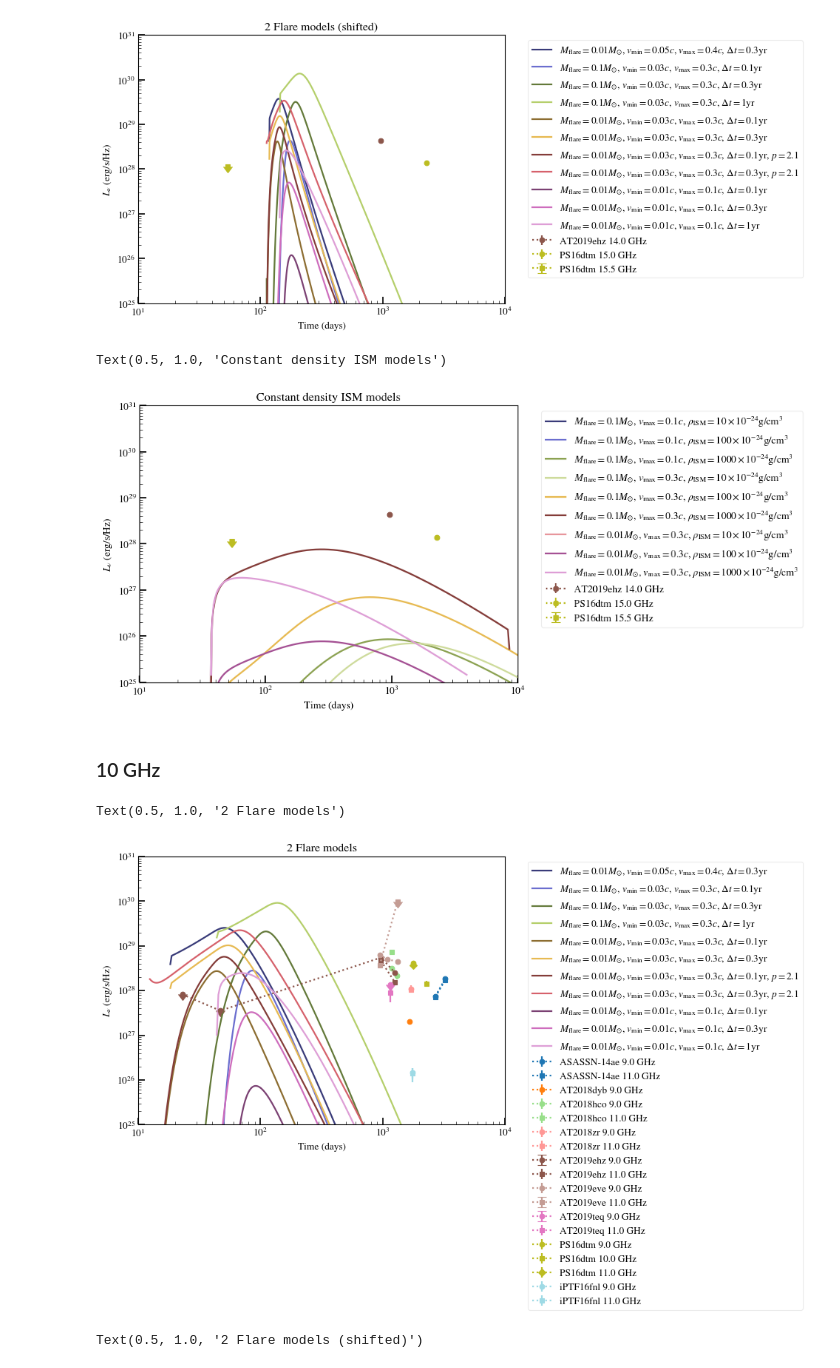
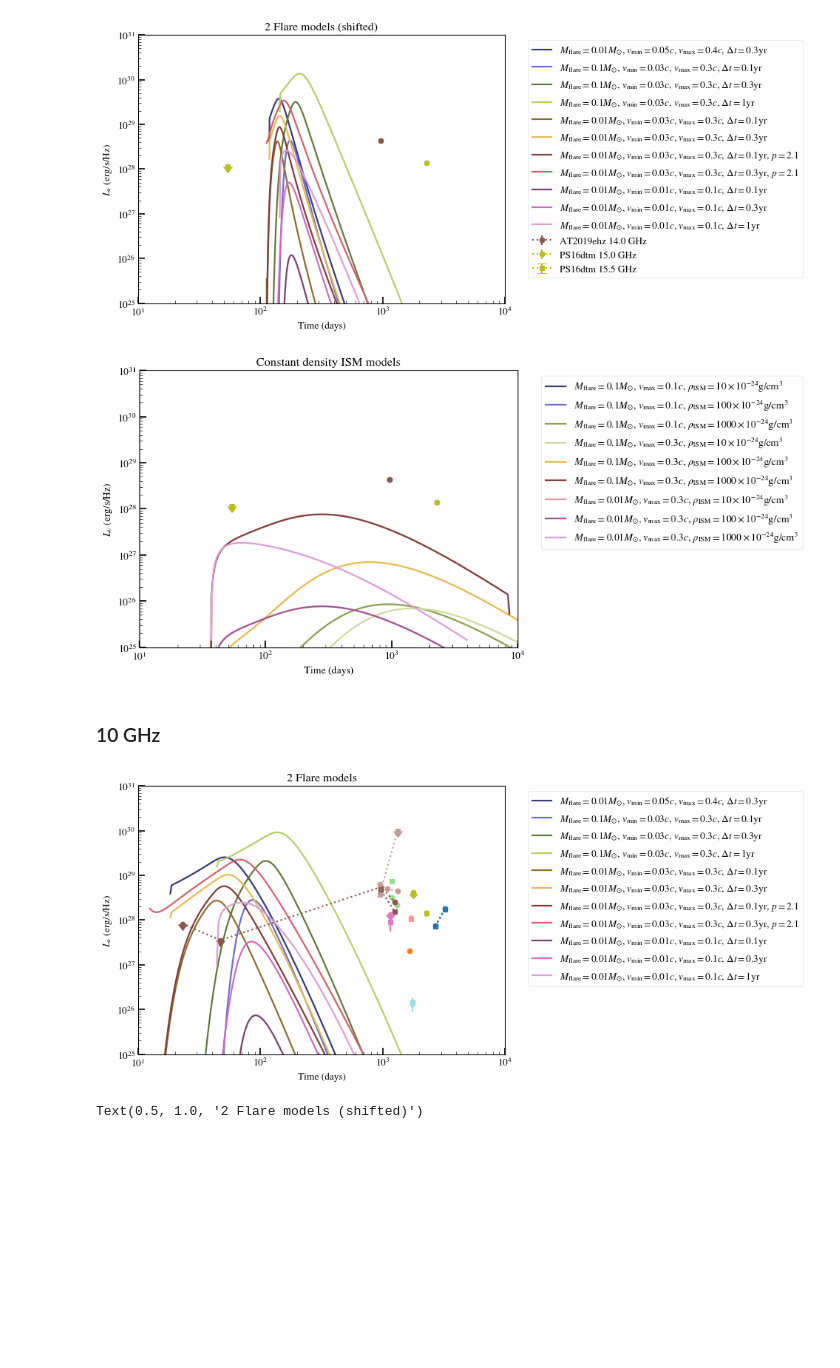
Before and after one commit to samanthacwu/Radio_Forward_Modeling, a Jupyter notebook: compare_to_data.ipynb, the cells around one changed output. Cells and saved outputs as stored; diff of their text form; code cells hidden in the pictures; blank space fills up the shorter version.

```diff
--- a/compare_to_data.ipynb
+++ b/compare_to_data.ipynb
@@ -577,6 +575,7 @@ names_constism_list = [r'$M_{\rm flare} = 0.1M_{\odot}$, $v_{\rm max} = 0.1c$, $
 fig1,ax1 = plt.subplots()
 fig2,ax2 = plt.subplots()
 fig3,ax3 = plt.subplots()
+fig4,ax4 = plt.subplots()
 
 colors_array = plt.cm.tab20b(np.linspace(0, 1, len(datadir_2flares_list)))
 
@@ -588,6 +587,9 @@ for i,datadir in enumerate(datadir_2flares_list):
     flare1_dict['Lnu_3GHz'] = np.load(datadir+'/flare1/'+'Lnu_3.00GHz_sparse_Te_1.0E+04.npz')
     flare2_dict['Lnu_3GHz'] = np.load(datadir+'/flare2/'+'Lnu_3.00GHz_sparse_Te_1.0E+04.npz')
 
+    flare1_dict['Lnu_6GHz'] = np.load(datadir+'/flare1/'+'Lnu_6.00GHz_sparse_Te_1.0E+04.npz')
+    flare2_dict['Lnu_6GHz'] = np.load(datadir+'/flare2/'+'Lnu_6.00GHz_sparse_Te_1.0E+04.npz')
+
     flare1_dict['Lnu_10GHz'] = np.load(datadir+'/flare1/'+'Lnu_10.00GHz_sparse_Te_1.0E+04.npz')
     flare2_dict['Lnu_10GHz'] = np.load(datadir+'/flare2/'+'Lnu_10.00GHz_sparse_Te_1.0E+04.npz')
 
@@ -597,8 +599,8 @@ for i,datadir in enumerate(datadir_2flares_list):
     ax1.plot(flare1_dict['Lnu_3GHz']['times_yr']*365.25,(flare1_dict['Lnu_3GHz']['Lnu_abs_atfreq']+flare2_dict['Lnu_3GHz']['Lnu_abs_atfreq']),color=colors_array[i],label=names_2flares_list[i])
     ax2.plot(flare1_dict['Lnu_10GHz']['times_yr']*365.25,(flare1_dict['Lnu_10GHz']['Lnu_abs_atfreq']+flare2_dict['Lnu_10GHz']['Lnu_abs_atfreq']),color=colors_array[i],label=names_2flares_list[i])
     ax3.plot(flare1_dict['Lnu_15GHz']['times_yr']*365.25,(flare1_dict['Lnu_15GHz']['Lnu_abs_atfreq']+flare2_dict['Lnu_15GHz']['Lnu_abs_atfreq']),color=colors_array[i],label=names_2flares_list[i])
-
-for ax in [ax1,ax2,ax3]:
+    ax4.plot(flare1_dict['Lnu_6GHz']['times_yr']*365.25,(flare1_dict['Lnu_6GHz']['Lnu_abs_atfreq']+flare2_dict['Lnu_6GHz']['Lnu_abs_atfreq']),color=colors_array[i],label=names_2flares_list[i])
+for ax in [ax1,ax2,ax3,ax4]:
     ax.set_xscale('log')
     ax.set_yscale('log')
     ax.set_xlabel('Time [days]')
@@ -609,4 +611,5 @@ for ax in [ax1,ax2,ax3]:
 ax1.set_title('3 GHz')
 ax2.set_title('10 GHz')
 ax3.set_title('15 GHz')
+ax4.set_title('6 GHz')
 # %% [output]
@@ -618,7 +622,7 @@ Text(0.5, 1.0, '15 GHz')
 fig1,ax1 = plt.subplots()
 fig2,ax2 = plt.subplots()
 fig3,ax3 = plt.subplots()
-
+fig4,ax4 = plt.subplots()
 colors_array = plt.cm.tab20b(np.linspace(0, 1, len(datadir_constism_list)))
 
 for i,datadir in enumerate(datadir_constism_list):
@@ -627,6 +631,8 @@ for i,datadir in enumerate(datadir_constism_list):
 
     flare2_dict['Lnu_3GHz'] = np.load(datadir+'/flare2/'+'Lnu_3.00GHz_sparse_Te_1.0E+04.npz')
 
+    flare2_dict['Lnu_6GHz'] = np.load(datadir+'/flare2/'+'Lnu_6.00GHz_sparse_Te_1.0E+04.npz')
+
     flare2_dict['Lnu_10GHz'] = np.load(datadir+'/flare2/'+'Lnu_10.00GHz_sparse_Te_1.0E+04.npz')
 
     flare2_dict['Lnu_15GHz'] = np.load(datadir+'/flare2/'+'Lnu_15.00GHz_sparse_Te_1.0E+04.npz')
@@ -634,8 +640,8 @@ for i,datadir in enumerate(datadir_constism_list):
     ax1.plot(flare2_dict['Lnu_3GHz']['times_yr']*365.25,(flare2_dict['Lnu_3GHz']['Lnu_abs_atfreq']),color=colors_array[i],label=names_constism_list[i])
     ax2.plot(flare2_dict['Lnu_10GHz']['times_yr']*365.25,(flare2_dict['Lnu_10GHz']['Lnu_abs_atfreq']),color=colors_array[i],label=names_constism_list[i])
     ax3.plot(flare2_dict['Lnu_15GHz']['times_yr']*365.25,(flare2_dict['Lnu_15GHz']['Lnu_abs_atfreq']),color=colors_array[i],label=names_constism_list[i])
-
-for ax in [ax1,ax2,ax3]:
+    ax4.plot(flare2_dict['Lnu_6GHz']['times_yr']*365.25,(flare2_dict['Lnu_6GHz']['Lnu_abs_atfreq']),color=colors_array[i],label=names_constism_list[i])
+for ax in [ax1,ax2,ax3,ax4]:
     ax.set_xscale('log')
     ax.set_yscale('log')
     ax.set_xlabel('Time [days]')
@@ -646,4 +652,5 @@ for ax in [ax1,ax2,ax3]:
 ax1.set_title('3 GHz')
 ax2.set_title('10 GHz')
 ax3.set_title('15 GHz')
+ax4.set_title('6 GHz')
 # %% [output]
@@ -687,7 +695,7 @@ for event,color in zip(dict_events.keys(), colors_array):
         marker_num+=1
 
 
-
+handles_list = []
 colors_array = plt.cm.tab20b(np.linspace(0, 1, len(datadir_2flares_list)))
 
 for i,datadir in enumerate(datadir_2flares_list):
@@ -704,14 +712,15 @@ for i,datadir in enumerate(datadir_2flares_list):
     flare1_dict['Lnu_15GHz'] = np.load(datadir+'/flare1/'+'Lnu_15.00GHz_sparse_Te_1.0E+04.npz')
     flare2_dict['Lnu_15GHz'] = np.load(datadir+'/flare2/'+'Lnu_15.00GHz_sparse_Te_1.0E+04.npz')
 
-    ax.plot(flare1_dict['Lnu_15GHz']['times_yr']*365.25,(flare1_dict['Lnu_15GHz']['Lnu_abs_atfreq']+flare2_dict['Lnu_15GHz']['Lnu_abs_atfreq']),color=colors_array[i],label=names_2flares_list[i])
-
+    l, = ax.plot(flare1_dict['Lnu_15GHz']['times_yr']*365.25,(flare1_dict['Lnu_15GHz']['Lnu_abs_atfreq']+flare2_dict['Lnu_15GHz']['Lnu_abs_atfreq']),color=colors_array[i],label=names_2flares_list[i])
+    handles_list.append(l)
+plt.legend(handles=handles_list,bbox_to_anchor=(1.05, 1), loc='upper left')
 ax.set_xscale('log')
 ax.set_yscale('log')
 ax.set_xlim(10,1e4)
 ax.set_ylim(1e25,1e31)
 ax.set_xlabel('Time (days)')
 ax.set_ylabel(r'$L_{\nu}$ (erg/s/Hz)')
-plt.legend(bbox_to_anchor=(1.05, 1), loc='upper left')
 plt.title('2 Flare models')
+plt.savefig('plots/Lnu_15GHz_2flares_comparison.pdf',bbox_inches='tight')
 # %% [output]
@@ -804,7 +812,7 @@ for event,color in zip(dict_events.keys(), colors_array):
                     ms=6, color=color, label=f'{event} {freq} GHz',linestyle=':')
         marker_num+=1
 
-
+handles_list=[]
 colors_array = plt.cm.tab20b(np.linspace(0, 1, len(datadir_constism_list)))
 
 for i,datadir in enumerate(datadir_constism_list):
@@ -817,7 +825,9 @@ for i,datadir in enumerate(datadir_constism_list):
 
     flare2_dict['Lnu_15GHz'] = np.load(datadir+'/flare2/'+'Lnu_15.00GHz_sparse_Te_1.0E+04.npz')
 
-    ax.plot(flare2_dict['Lnu_15GHz']['times_yr']*365.25,(flare2_dict['Lnu_15GHz']['Lnu_abs_atfreq']),color=colors_array[i],label=names_constism_list[i])
+    l, = ax.plot(flare2_dict['Lnu_15GHz']['times_yr']*365.25,(flare2_dict['Lnu_15GHz']['Lnu_abs_atfreq']),color=colors_array[i],label=names_constism_list[i])
+    handles_list.append(l)
+plt.legend(handles=handles_list,bbox_to_anchor=(1.05, 1), loc='upper left')
 
 ax.set_xscale('log')
 ax.set_yscale('log')
@@ -825,11 +835,10 @@ ax.set_xlim(10,1e4)
 ax.set_ylim(1e25,1e31)
 ax.set_xlabel('Time (days)')
 ax.set_ylabel(r'$L_{\nu}$ (erg/s/Hz)')
-plt.legend(bbox_to_anchor=(1.05, 1), loc='upper left')
 plt.title('Constant density ISM models')
+plt.savefig('plots/Lnu_15GHz_rhoISM_comparison.pdf',bbox_inches='tight')
 # %% [output]
-Text(0.5, 1.0, 'Constant density ISM models')
-[figure, old version]
+[figure, new version]
 # %% [markdown]
 ### 10 GHz
 # %%
@@ -856,39 +865,39 @@ for event,color in zip(dict_events.keys(), colors_array):
                     uplims_array = np.append(uplims_array,False)
 
         ax.errorbar(dict_events[event]['times (d)'][freq_array], dict_events[event]['Lnu (erg/s/Hz)'][freq_array],
                     yerr=dict_events[event]['error (erg/s/Hz)'][freq_array], fmt=marker_array[marker_num], uplims=uplims_array,
                     ms=6, color=color, label=f'{event} {freq} GHz',linestyle=':')
         marker_num+=1
-
+handles_list = []
 colors_array = plt.cm.tab20b(np.linspace(0, 1, len(datadir_2flares_list)))
 
 for i,datadir in enumerate(datadir_2flares_list):
 
     flare1_dict = {}
     flare2_dict = {}
 
     flare1_dict['Lnu_3GHz'] = np.load(datadir+'/flare1/'+'Lnu_3.00GHz_sparse_Te_1.0E+04.npz')
     flare2_dict['Lnu_3GHz'] = np.load(datadir+'/flare2/'+'Lnu_3.00GHz_sparse_Te_1.0E+04.npz')
 
     flare1_dict['Lnu_10GHz'] = np.load(datadir+'/flare1/'+'Lnu_10.00GHz_sparse_Te_1.0E+04.npz')
     flare2_dict['Lnu_10GHz'] = np.load(datadir+'/flare2/'+'Lnu_10.00GHz_sparse_Te_1.0E+04.npz')
 
     flare1_dict['Lnu_15GHz'] = np.load(datadir+'/flare1/'+'Lnu_15.00GHz_sparse_Te_1.0E+04.npz')
     flare2_dict['Lnu_15GHz'] = np.load(datadir+'/flare2/'+'Lnu_15.00GHz_sparse_Te_1.0E+04.npz')
 
-    ax.plot(flare1_dict['Lnu_10GHz']['times_yr']*365.25,(flare1_dict['Lnu_10GHz']['Lnu_abs_atfreq']+flare2_dict['Lnu_10GHz']['Lnu_abs_atfreq']),color=colors_array[i],label=names_2flares_list[i])
-
+    l, = ax.plot(flare1_dict['Lnu_10GHz']['times_yr']*365.25,(flare1_dict['Lnu_10GHz']['Lnu_abs_atfreq']+flare2_dict['Lnu_10GHz']['Lnu_abs_atfreq']),color=colors_array[i],label=names_2flares_list[i])
+    handles_list.append(l)
+plt.legend(handles=handles_list,bbox_to_anchor=(1.05, 1), loc='upper left')
 ax.set_xscale('log')
 ax.set_yscale('log')
 ax.set_xlim(10,1e4)
 ax.set_ylim(1e25,1e31)
 ax.set_xlabel('Time (days)')
 ax.set_ylabel(r'$L_{\nu}$ (erg/s/Hz)')
-plt.legend(bbox_to_anchor=(1.05, 1), loc='upper left')
 plt.title('2 Flare models')
+plt.savefig('plots/Lnu_10GHz_2flares_comparison.pdf',bbox_inches='tight')
 # %% [output]
-Text(0.5, 1.0, '2 Flare models')
-[figure, old version]
+[figure, new version]
 # %%
 fig,ax = plt.subplots(figsize=(8, 6))
 colors_array = plt.cm.tab20(np.linspace(0, 1, len(dict_events.keys())))
```
Also changed, not shown: parts of 13 cells of this notebook, 12 other files.
